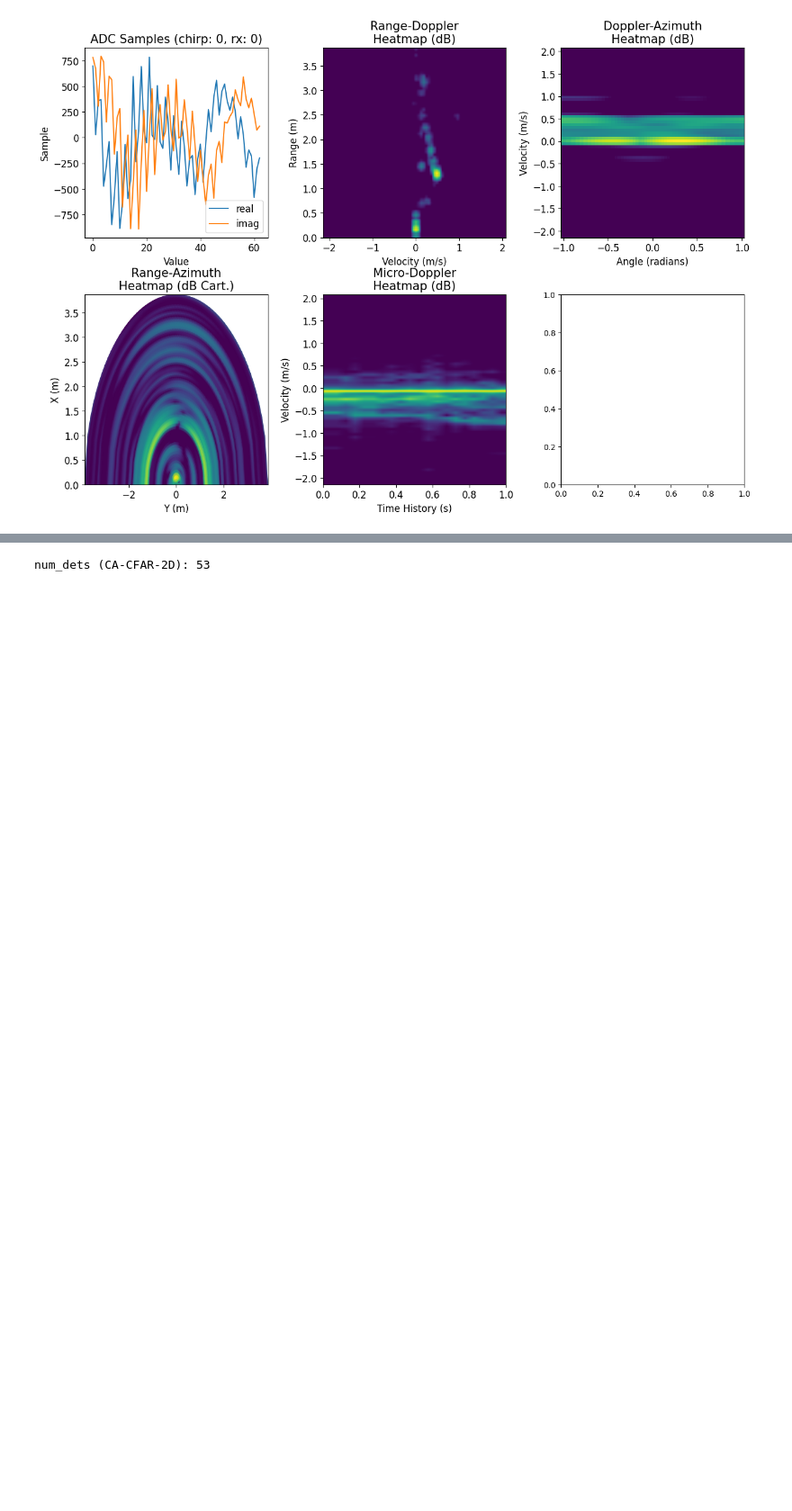
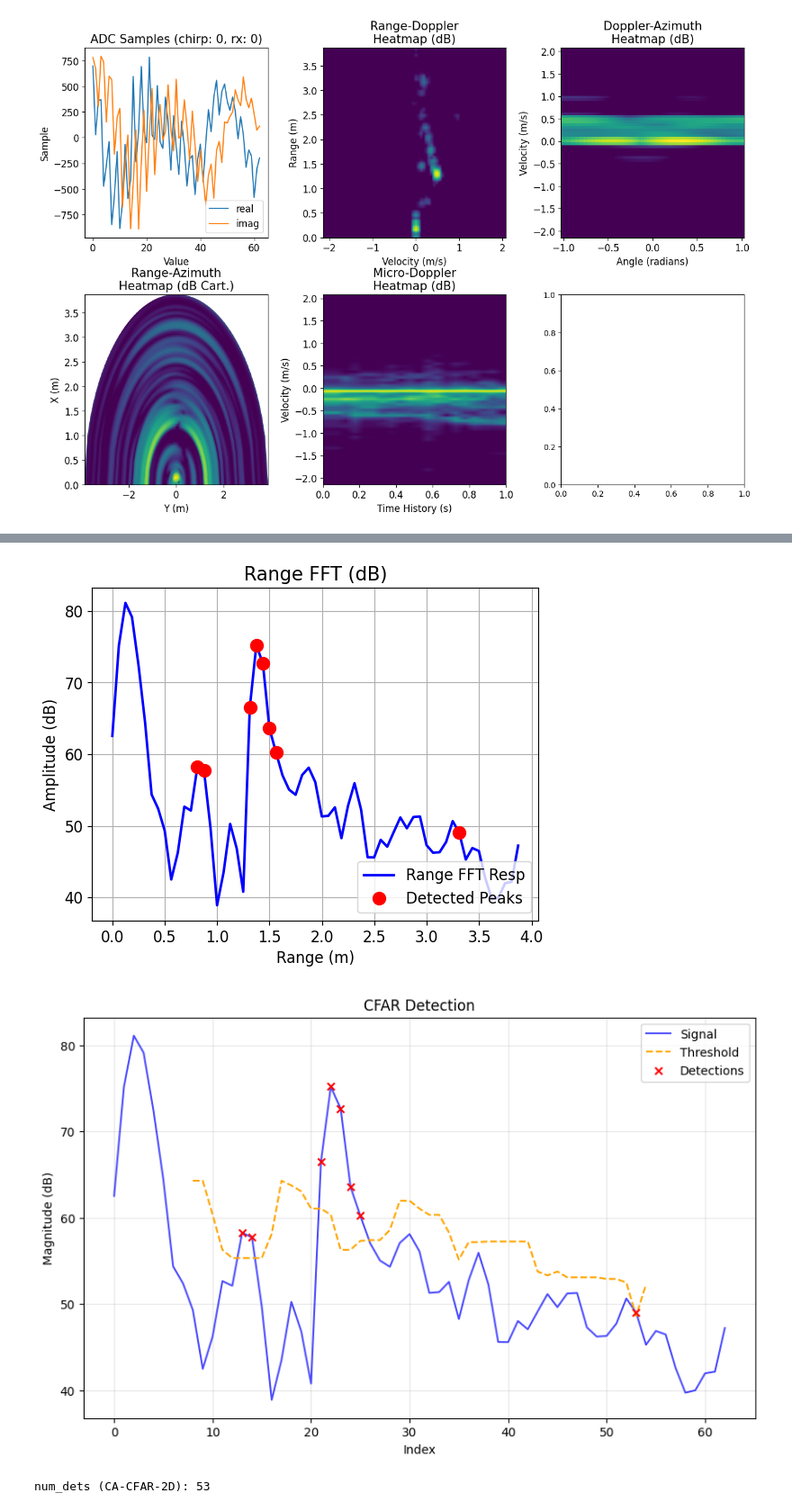
Before and after one commit to davidmhunt/mmwave_radar_processing, a Jupyter notebook: notebooks/view_radar_data_testing_detectors.ipynb, the cells around one changed output, grey strips where cells are left out. Shown at 90% size. Saved outputs shown, nothing was run; the diff lists cells and outputs as text; code cells hidden in the pictures; blank space fills up the shorter version.

```diff
--- a/notebooks/view_radar_data_testing_detectors.ipynb
+++ b/notebooks/view_radar_data_testing_detectors.ipynb
@@ -237,3 +253,75 @@ print(dets)
+# %%
+from tqdm import tqdm
+idx = 170
+
+#compute the range cfar detections
+rng_cfar = OsCFAR1D(
+    num_train=5,
+    num_guard=3,
+    rho=0.5,
+    alpha=2.0
+)
+
+#configure the doppler cfar detector
+vel_cfar = OsCFAR1D(
+    num_train=4,
+    num_guard=2,
+    rho=0.8,
+    alpha=3.0
+)
+
+for i in tqdm(range(100)):
+    adc_cube = dataset.get_radar_adc_data(idx)
+
+    adc_cube = virtual_array_reformatter.process(adc_cube)
+
+    rng_resp = range_processor.process(
+        adc_cube=adc_cube,
+        chirp_idx=0
+    )
+
+
+    #detect targets from the range fft
+    det_range_idxs = rng_cfar.detect(
+        rng_resp
+    )
+    det_ranges = range_processor.range_bins[det_range_idxs]
+    peak_vals = 20*np.log10(rng_resp[det_range_idxs])
+
+    #next compute the range doppler response
+    rng_dop_resp_raw = range_doppler_processor.process(
+        adc_cube=adc_cube,
+        rx_idx=-1,
+        return_magnitude=False)
+
+    rng_dop_resp = np.abs(rng_dop_resp_raw[0,:,:])
+
+    rng_dop_dets = [
+        (rng_idx, dop_idx)
+        for rng_idx in det_range_idxs
+        for dop_idx in vel_cfar.detect(x=rng_dop_resp[rng_idx, :])
+    ]
+
+    rng_dop_dets = np.array(rng_dop_dets)
+
+print()
+
+plotter.plot_range_resp(
+    resp=rng_resp,
+    rng_bins=range_processor.range_bins,
+    peak_rng_bins=det_ranges,
+    peak_vals=peak_vals,
+    convert_to_dB=True,
+    show=True
+)
+
+rng_cfar.plot_detections(
+    x=rng_resp,
+    convert_to_dB=True
+)
+# %% [output]
+[figure, added]
+[figure, added]
 # %%
 from mmwave_radar_processing.detectors import CaCFAR2D,  OsCFAR2D
 
```
Also changed, not shown: parts of 2 cells of this notebook, 10 other files.
